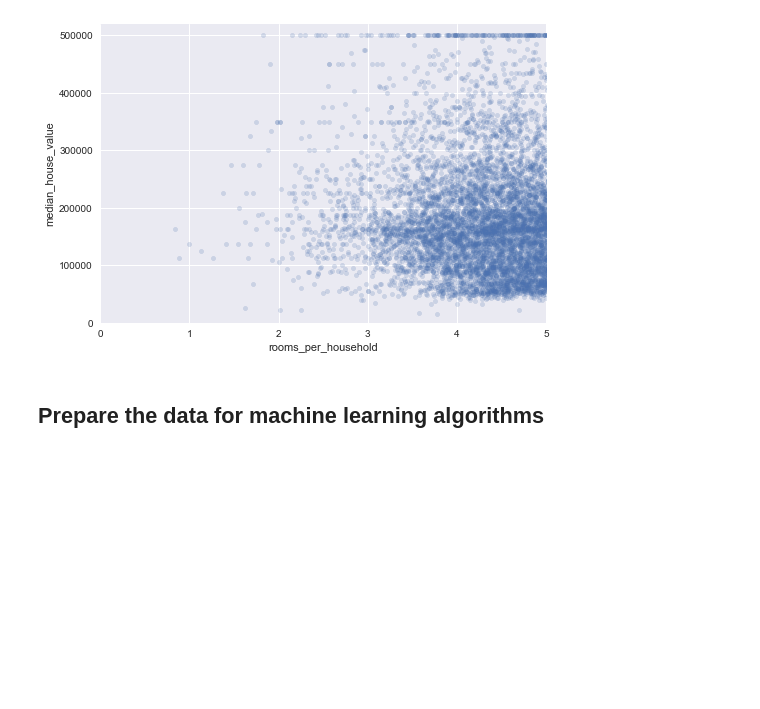
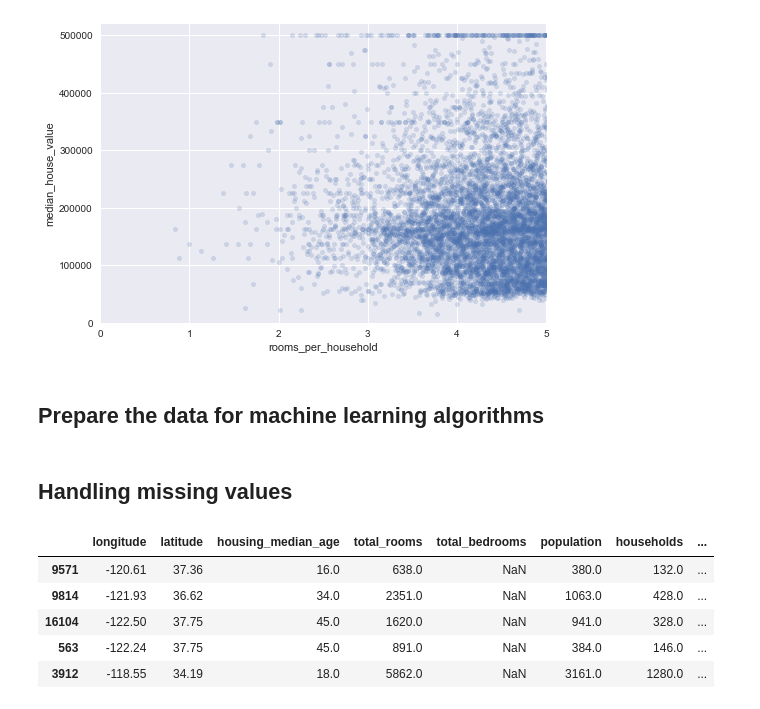
Before and after one commit to harshseth/ml-core, a Jupyter notebook: Housing.ipynb, the cells around one changed output. Drawn from its saved outputs; the diff is of its cells as text; code cells hidden in the pictures; blank space fills up the shorter version.

Commit message:
handling missing values

```diff
--- a/Housing.ipynb
+++ b/Housing.ipynb
@@ -469,3 +471,16 @@ plt.show()
 # Create a copy of the data i.e training set and separate the features and labels
 housing = strat_train_set.drop("median_house_value", axis=1) # drop labels for training set
 housing_labels = strat_train_set["median_house_value"].copy()
+# %% [markdown]
+## Handling missing values
+# %%
+# Getting the missing values for experimentation
+sample_incomplete_rows = housing[housing.isnull().any(axis=1)].head()
+sample_incomplete_rows
+# %% [output]
+|  | longitude | latitude | housing_median_age | total_rooms | total_bedrooms | population | households | ... |
+| 9571 | -120.61 | 37.36 | 16.0 | 638.0 | NaN | 380.0 | 132.0 | ... |
+| 9814 | -121.93 | 36.62 | 34.0 | 2351.0 | NaN | 1063.0 | 428.0 | ... |
+| 16104 | -122.50 | 37.75 | 45.0 | 1620.0 | NaN | 941.0 | 328.0 | ... |
+| 563 | -122.24 | 37.75 | 45.0 | 891.0 | NaN | 384.0 | 146.0 | ... |
+| 3912 | -118.55 | 34.19 | 18.0 | 5862.0 | NaN | 3161.0 | 1280.0 | ... |
```
Also changed, not shown: parts of 10 cells of this notebook.
